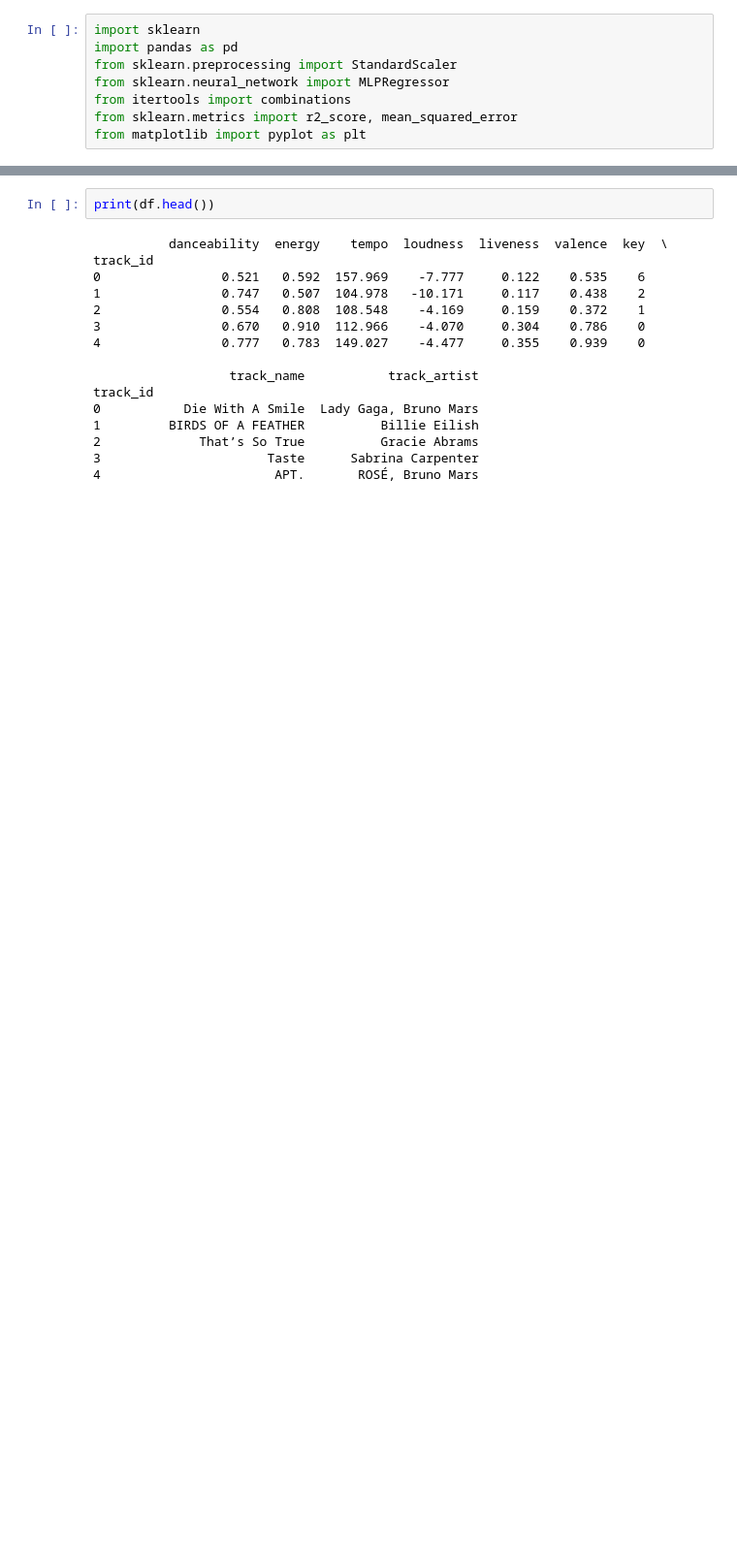
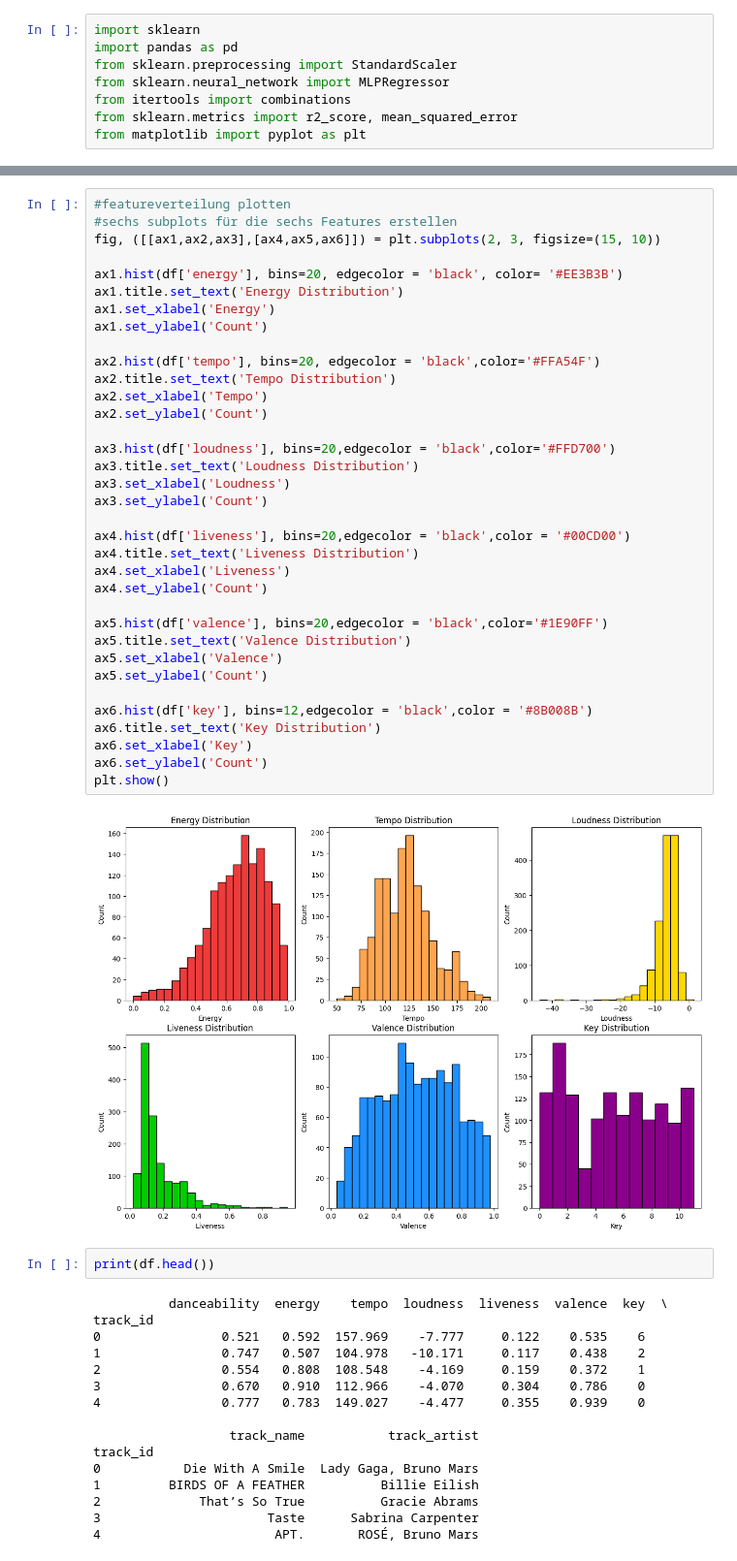
Before and after one commit to Volleyball21/music_classification, a Jupyter notebook: project_code.ipynb, the cells around one changed output, grey strips where cells are left out. Shown at 97% size. Cells and saved outputs as stored; diff of their text form; blank space fills up the shorter version.

```diff
--- a/project_code.ipynb
+++ b/project_code.ipynb
@@ -33,3 +79,40 @@ df = df[['danceability', 'energy', 'tempo', 'loudness', 'liveness', 'valence', '
+# %%
+#featureverteilung plotten
+#sechs subplots für die sechs Features erstellen
+fig, ([[ax1,ax2,ax3],[ax4,ax5,ax6]]) = plt.subplots(2, 3, figsize=(15, 10))
+
+ax1.hist(df['energy'], bins=20, edgecolor = 'black', color= '#EE3B3B')
+ax1.title.set_text('Energy Distribution')
+ax1.set_xlabel('Energy')
+ax1.set_ylabel('Count')
+
+ax2.hist(df['tempo'], bins=20, edgecolor = 'black',color='#FFA54F')
+ax2.title.set_text('Tempo Distribution')
+ax2.set_xlabel('Tempo')
+ax2.set_ylabel('Count')
+
+ax3.hist(df['loudness'], bins=20,edgecolor = 'black',color='#FFD700')
+ax3.title.set_text('Loudness Distribution')
+ax3.set_xlabel('Loudness')
+ax3.set_ylabel('Count')
+
+ax4.hist(df['liveness'], bins=20,edgecolor = 'black',color = '#00CD00')
+ax4.title.set_text('Liveness Distribution')
+ax4.set_xlabel('Liveness')
+ax4.set_ylabel('Count')
+
+ax5.hist(df['valence'], bins=20,edgecolor = 'black',color='#1E90FF')
+ax5.title.set_text('Valence Distribution')
+ax5.set_xlabel('Valence')
+ax5.set_ylabel('Count')
+
+ax6.hist(df['key'], bins=12,edgecolor = 'black',color = '#8B008B')
+ax6.title.set_text('Key Distribution')
+ax6.set_xlabel('Key')
+ax6.set_ylabel('Count')
+plt.show()
+# %% [output]
+[figure, added]
 # %%
 print(df.head())
 # %% [output]
```
Also changed, not shown: parts of 5 cells of this notebook.
